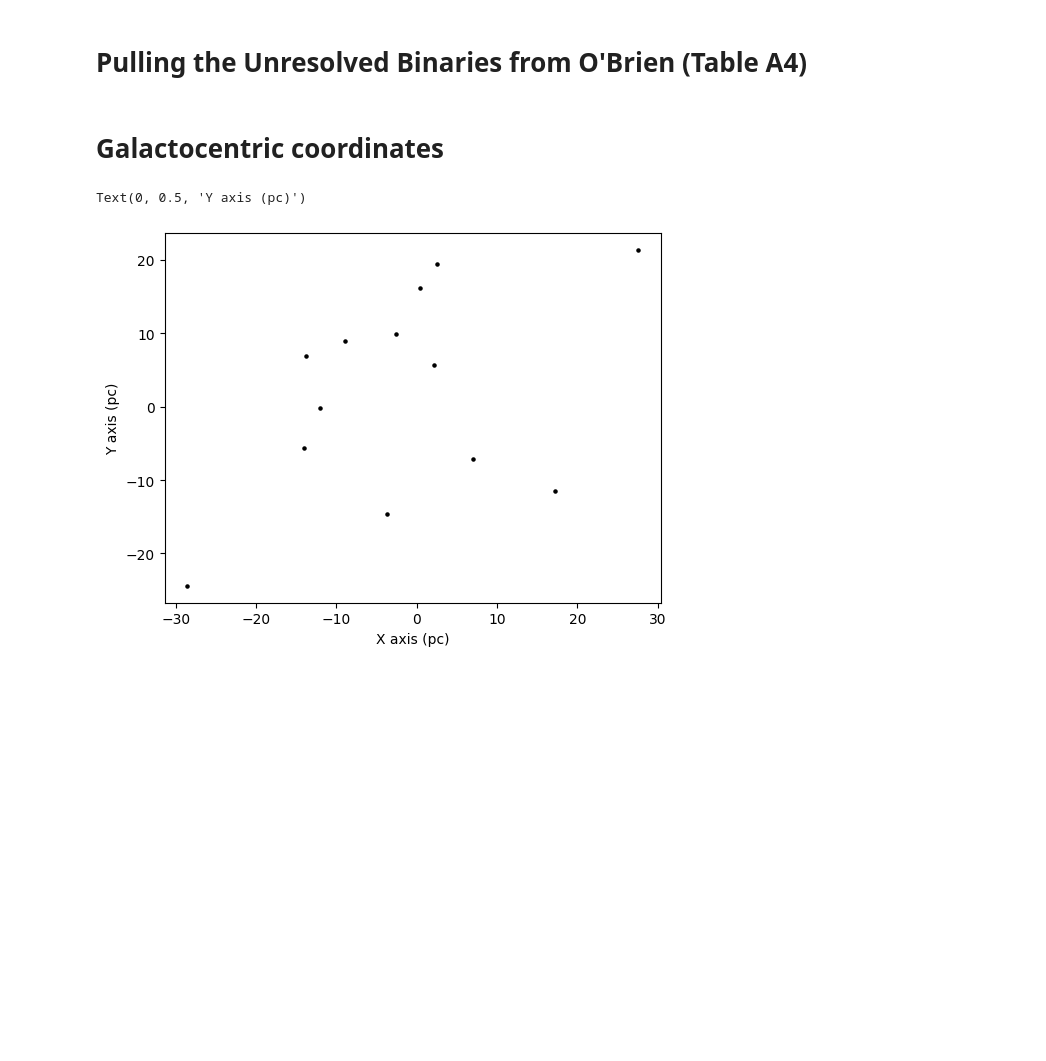
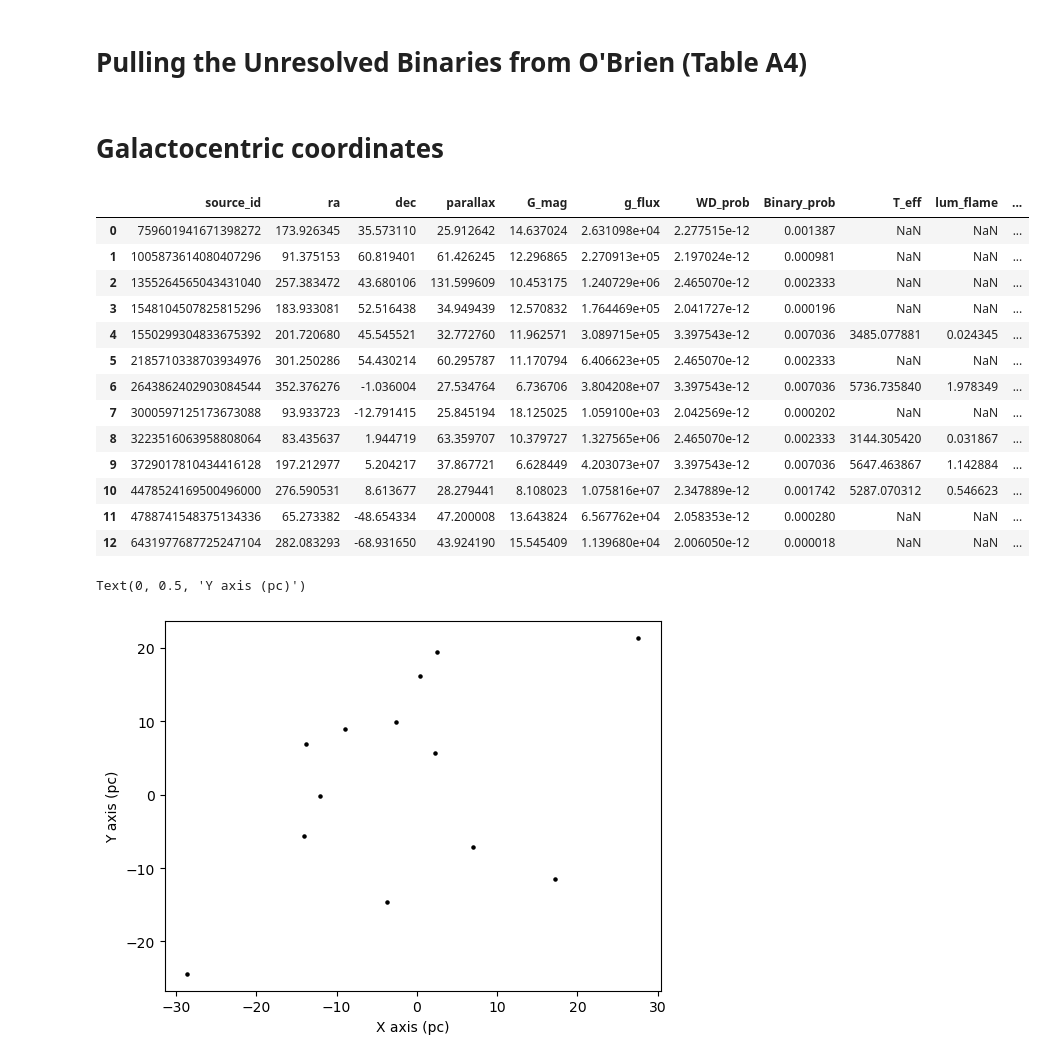
Before and after one commit to Izaiha-Martinez/UA-Obs-Tech, a Jupyter notebook: Unresolved_binaries.ipynb, the cells around one changed output. Cells and saved outputs as stored; diff of their text form; code cells hidden in the pictures; blank space fills up the shorter version.

```diff
--- a/Unresolved_binaries.ipynb
+++ b/Unresolved_binaries.ipynb
@@ -104,6 +91,23 @@ data = {
     'Z' : Z
 }
 df = pd.DataFrame(data)
+# %%
+df
+# %% [output]
+|  | source_id | ra | dec | parallax | G_mag | g_flux | WD_prob | Binary_prob | T_eff | lum_flame | ... |
+| 0 | 759601941671398272 | 173.926345 | 35.573110 | 25.912642 | 14.637024 | 2.631098e+04 | 2.277515e-12 | 0.001387 | NaN | NaN | ... |
+| 1 | 1005873614080407296 | 91.375153 | 60.819401 | 61.426245 | 12.296865 | 2.270913e+05 | 2.197024e-12 | 0.000981 | NaN | NaN | ... |
+| 2 | 1355264565043431040 | 257.383472 | 43.680106 | 131.599609 | 10.453175 | 1.240729e+06 | 2.465070e-12 | 0.002333 | NaN | NaN | ... |
+| 3 | 1548104507825815296 | 183.933081 | 52.516438 | 34.949439 | 12.570832 | 1.764469e+05 | 2.041727e-12 | 0.000196 | NaN | NaN | ... |
+| 4 | 1550299304833675392 | 201.720680 | 45.545521 | 32.772760 | 11.962571 | 3.089715e+05 | 3.397543e-12 | 0.007036 | 3485.077881 | 0.024345 | ... |
+| 5 | 2185710338703934976 | 301.250286 | 54.430214 | 60.295787 | 11.170794 | 6.406623e+05 | 2.465070e-12 | 0.002333 | NaN | NaN | ... |
+| 6 | 2643862402903084544 | 352.376276 | -1.036004 | 27.534764 | 6.736706 | 3.804208e+07 | 3.397543e-12 | 0.007036 | 5736.735840 | 1.978349 | ... |
+| 7 | 3000597125173673088 | 93.933723 | -12.791415 | 25.845194 | 18.125025 | 1.059100e+03 | 2.042569e-12 | 0.000202 | NaN | NaN | ... |
+| 8 | 3223516063958808064 | 83.435637 | 1.944719 | 63.359707 | 10.379727 | 1.327565e+06 | 2.465070e-12 | 0.002333 | 3144.305420 | 0.031867 | ... |
+| 9 | 3729017810434416128 | 197.212977 | 5.204217 | 37.867721 | 6.628449 | 4.203073e+07 | 3.397543e-12 | 0.007036 | 5647.463867 | 1.142884 | ... |
+| 10 | 4478524169500496000 | 276.590531 | 8.613677 | 28.279441 | 8.108023 | 1.075816e+07 | 2.347889e-12 | 0.001742 | 5287.070312 | 0.546623 | ... |
+| 11 | 4788741548375134336 | 65.273382 | -48.654334 | 47.200008 | 13.643824 | 6.567762e+04 | 2.058353e-12 | 0.000280 | NaN | NaN | ... |
+| 12 | 6431977687725247104 | 282.083293 | -68.931650 | 43.924190 | 15.545409 | 1.139680e+04 | 2.006050e-12 | 0.000018 | NaN | NaN | ... |
 # %%
 plt.scatter(df['X'], df['Y'], c='k', s=5)
 plt.xlabel('X axis (pc)')
```
Also changed, not shown: parts of 11 cells of this notebook.
